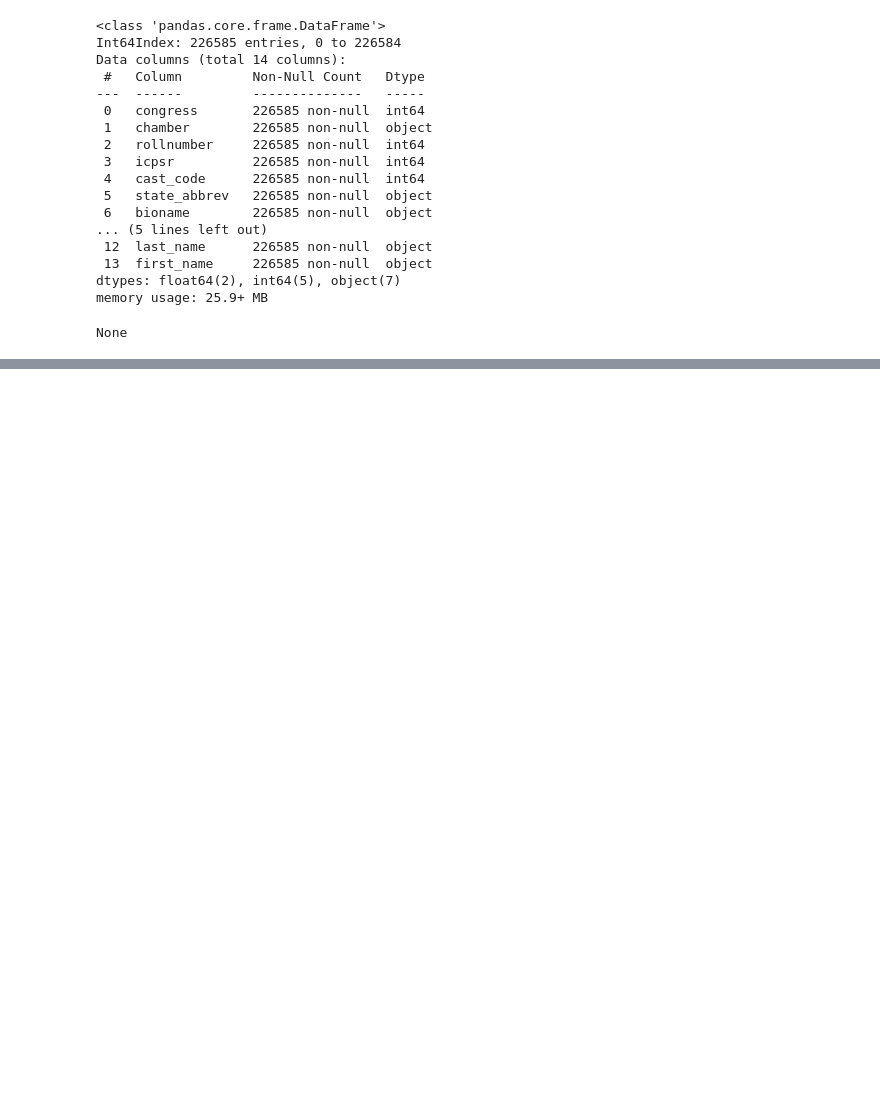
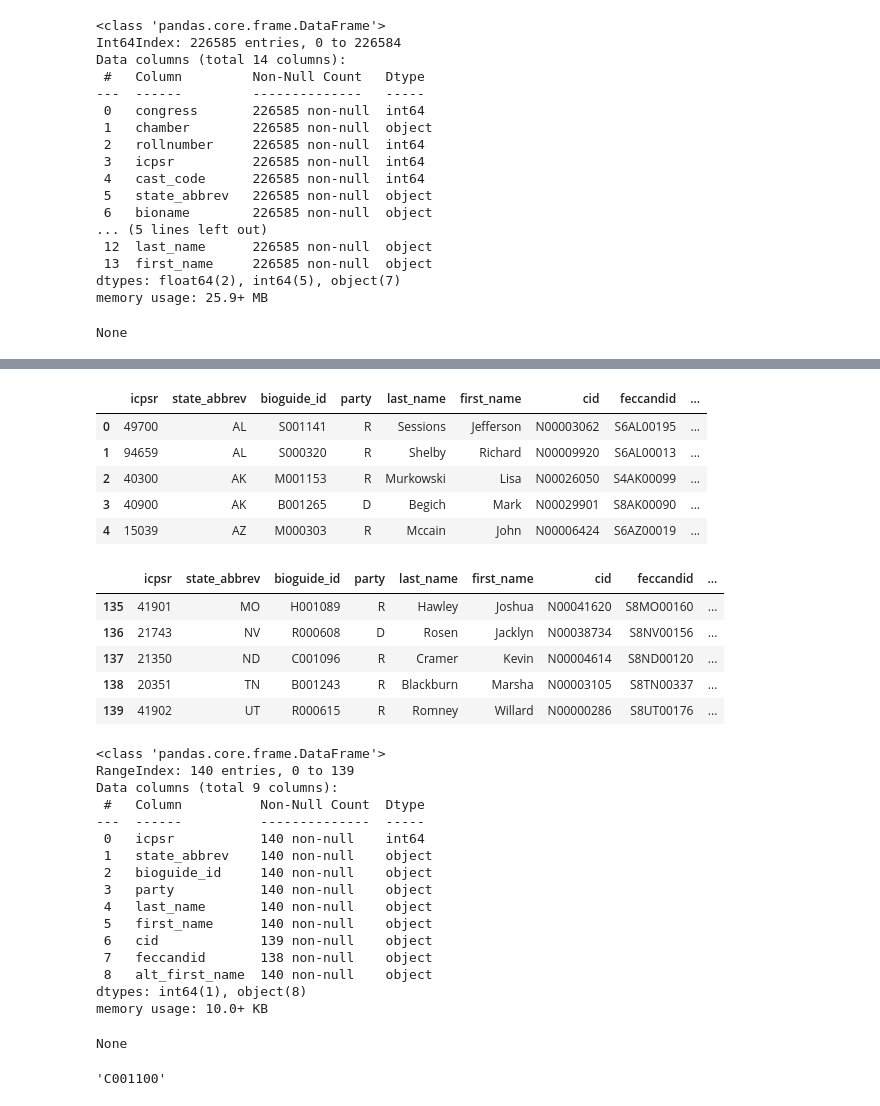
Before and after one commit to zapatos24/senator_nlp_vote_prediction, a Jupyter notebook: df_construction_and_EDA.ipynb, the cells around one changed output, grey strips where cells are left out. Cells and saved outputs as stored; diff of their text form; code cells hidden in the pictures; blank space fills up the shorter version.

```diff
--- a/df_construction_and_EDA.ipynb
+++ b/df_construction_and_EDA.ipynb
@@ -169,0 +302,41 @@ None
+# %%
+id_ref_df = pd.read_csv('senator_id_reference_table.csv')
+
+display(id_ref_df.head())
+display(id_ref_df.tail())
+display(id_ref_df.info())
+# %% [output]
+|  | icpsr | state_abbrev | bioguide_id | party | last_name | first_name | cid | feccandid | ... |
+| 0 | 49700 | AL | S001141 | R | Sessions | Jefferson | N00003062 | S6AL00195 | ... |
+| 1 | 94659 | AL | S000320 | R | Shelby | Richard | N00009920 | S6AL00013 | ... |
+| 2 | 40300 | AK | M001153 | R | Murkowski | Lisa | N00026050 | S4AK00099 | ... |
+| 3 | 40900 | AK | B001265 | D | Begich | Mark | N00029901 | S8AK00090 | ... |
+| 4 | 15039 | AZ | M000303 | R | Mccain | John | N00006424 | S6AZ00019 | ... |
+|  | icpsr | state_abbrev | bioguide_id | party | last_name | first_name | cid | feccandid | ... |
+| 135 | 41901 | MO | H001089 | R | Hawley | Joshua | N00041620 | S8MO00160 | ... |
+| 136 | 21743 | NV | R000608 | D | Rosen | Jacklyn | N00038734 | S8NV00156 | ... |
+| 137 | 21350 | ND | C001096 | R | Cramer | Kevin | N00004614 | S8ND00120 | ... |
+| 138 | 20351 | TN | B001243 | R | Blackburn | Marsha | N00003105 | S8TN00337 | ... |
+| 139 | 41902 | UT | R000615 | R | Romney | Willard | N00000286 | S8UT00176 | ... |
+<class 'pandas.core.frame.DataFrame'>
+RangeIndex: 140 entries, 0 to 139
+Data columns (total 9 columns):
+ #   Column          Non-Null Count  Dtype
+---  ------          --------------  -----
+ 0   icpsr           140 non-null    int64
+ 1   state_abbrev    140 non-null    object
+ 2   bioguide_id     140 non-null    object
+ 3   party           140 non-null    object
+ 4   last_name       140 non-null    object
+ 5   first_name      140 non-null    object
+ 6   cid             139 non-null    object
+ 7   feccandid       138 non-null    object
+ 8   alt_first_name  140 non-null    object
+dtypes: int64(1), object(8)
+memory usage: 10.0+ KB
+None
+# %%
+chiesa_bioid = id_ref_df[id_ref_df['last_name'] == 'Chiesa'].bioguide_id.values[0]
+chiesa_bioid
+# %% [output]
+'C001100'
```
Also changed, not shown: parts of 14 cells of this notebook.
